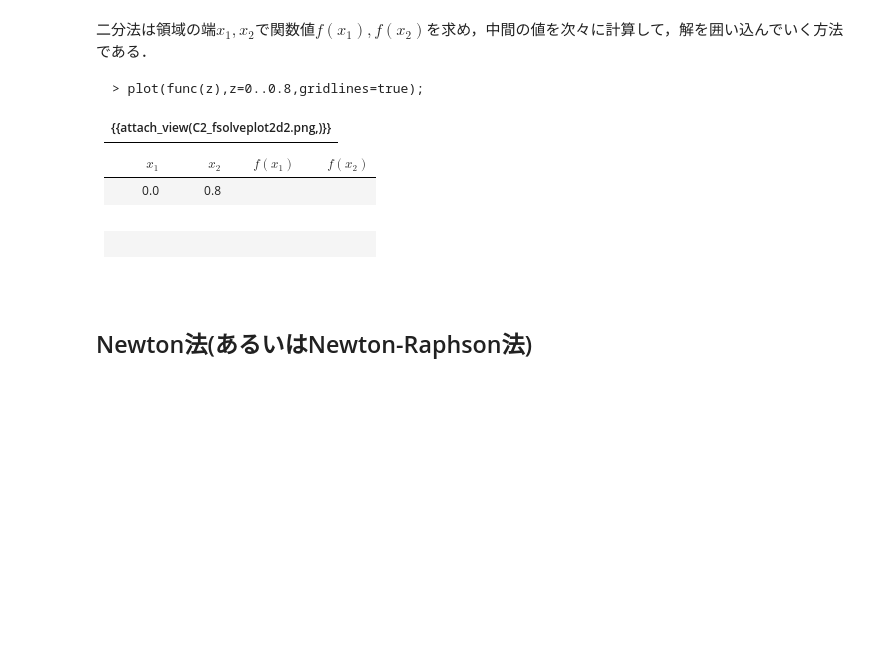
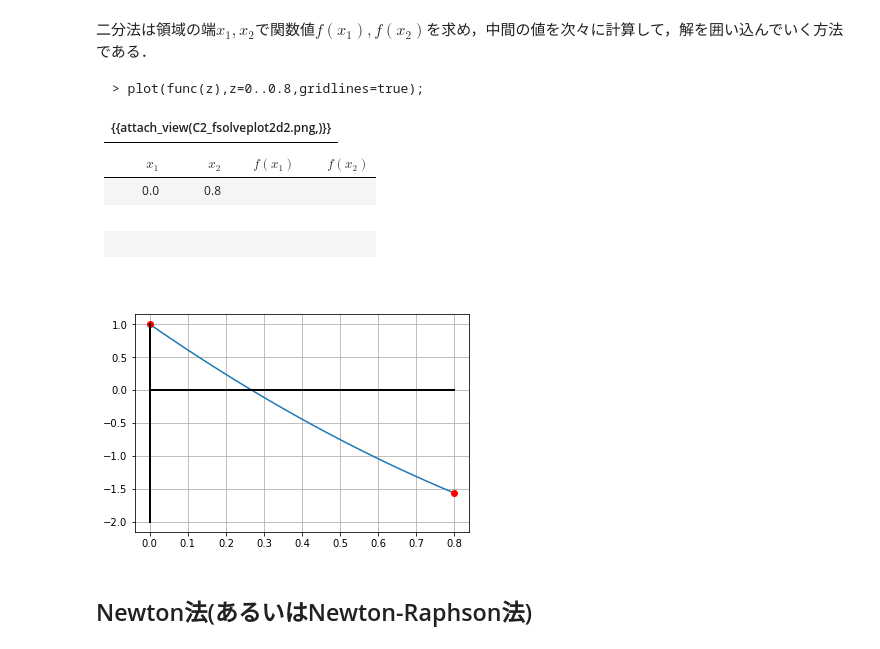
Before and after one commit to daddygongon/jupyter_num_calc, a Jupyter notebook: notebooks/fsolve.ipynb, the cells around one changed output. Saved outputs shown, nothing was run; the diff lists cells and outputs as text; code cells hidden in the pictures; blank space fills up the shorter version.

```diff
--- a/notebooks/fsolve.ipynb
+++ b/notebooks/fsolve.ipynb
@@ -64,0 +105,9 @@ $$
+# %%
+from sympy import *
+
+x = symbols('x')
+
+def func(x):
+  return x**2-4*x+1
+
+solve(func(x), x)
@@ -83,6 +134,26 @@ $$
 |　　　　|  　　　　|  　　　　| 　　　　 |
 |　　　　|  　　　　|  　　　　| 　　　　 |
 |　　　　|  　　　　|  　　　　| 　　　　 |
+# %%
+import matplotlib.pyplot as plt
+import numpy as np
+
+def func(x):
+    return x**2-4*x+1
+
+x = np.linspace(0, 0.8, 100)  #0から2πまでの範囲を100分割したnumpy配列
+y = func(x)
+plt.plot(x, y)
+
+plt.plot(0, func(0), "o", color = 'r')
+plt.plot(0.8, func(0.8), "o", color = 'r')
+# plot([x1, x2], [y1, y2], color='k', linestyle='-', linewidth=2)
+plt.plot([0, 0.8], [0, 0], color='k', linestyle='-', linewidth=2)
+plt.plot([0, 0], [-2, 1], color='k', linestyle='-', linewidth=2)
+pyplot.grid()
+pyplot.show()
+# %% [output]
+[figure, added]
 # %% [markdown]
 ## Newton法(あるいはNewton-Raphson法)
 # %% [markdown]
```
Also changed, not shown: parts of 12 cells of this notebook, 2 other files.
